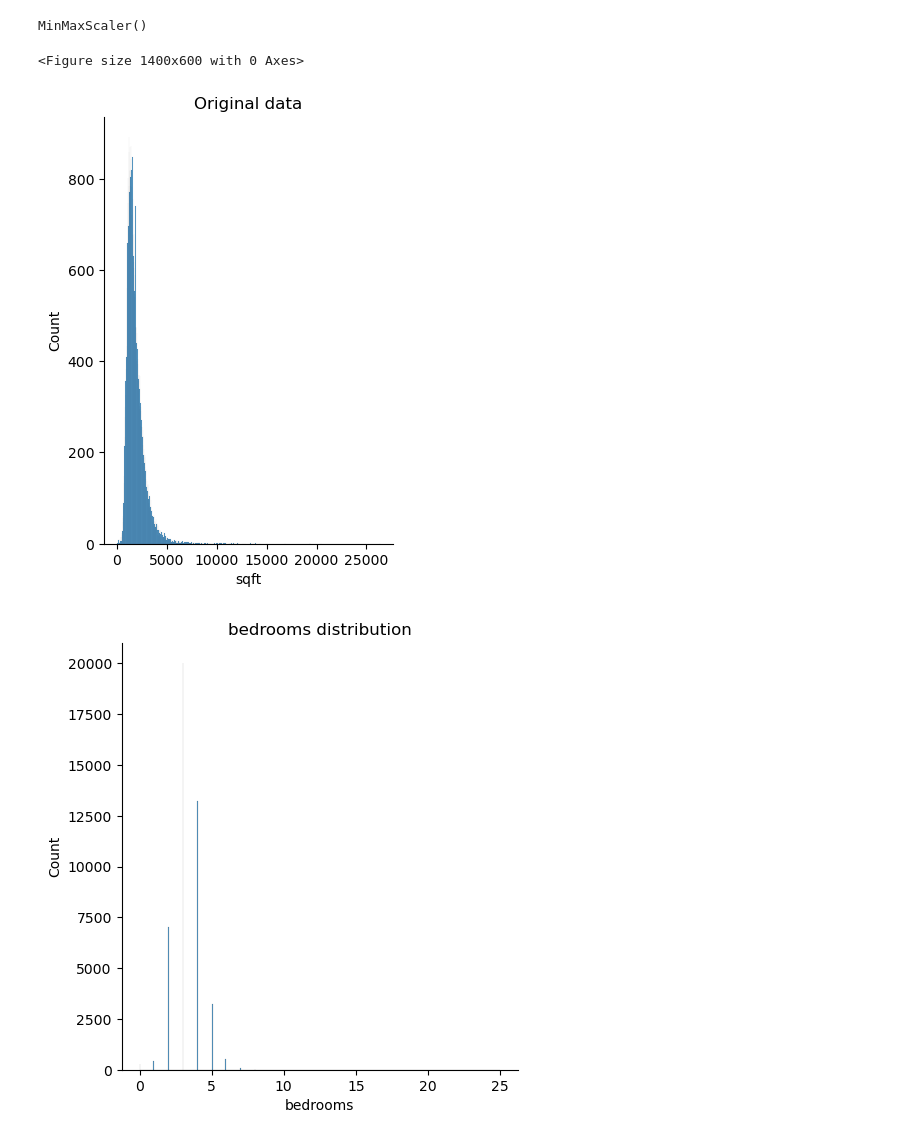
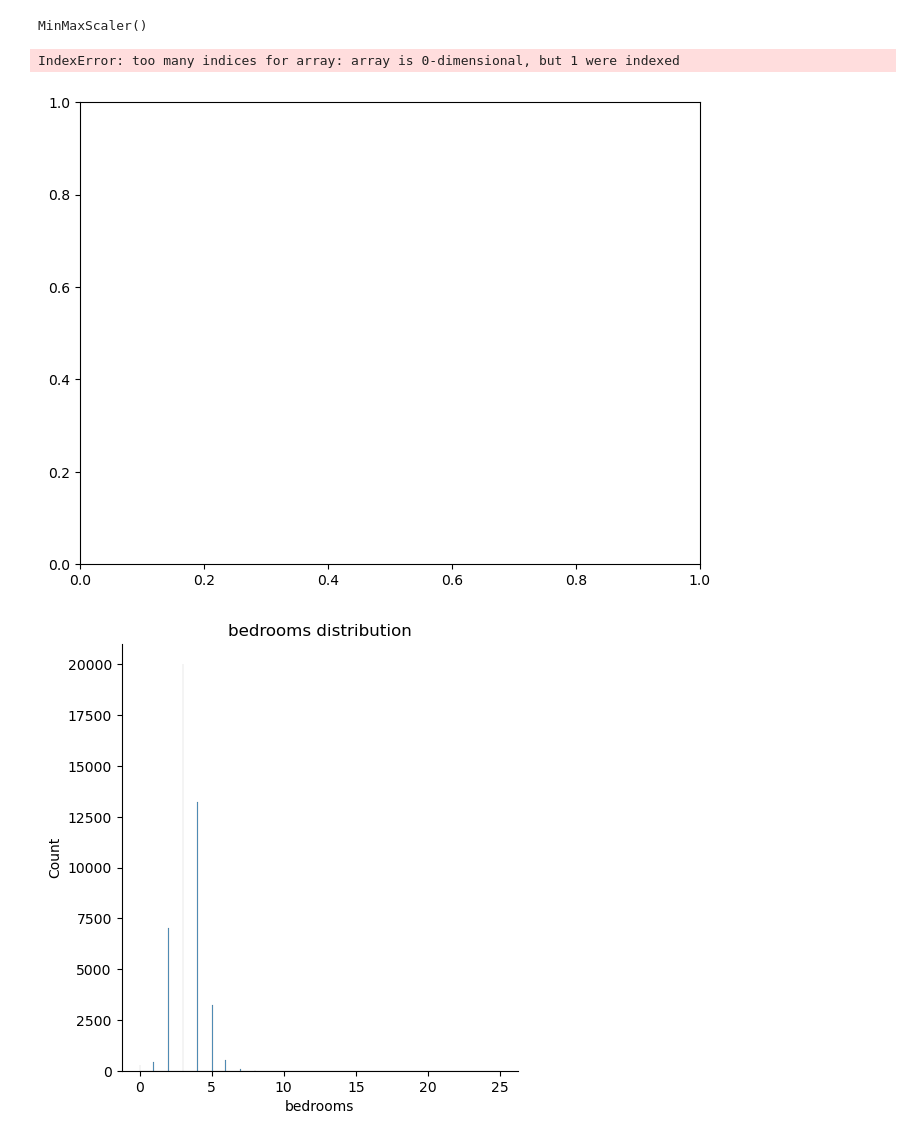
Before and after one commit to jacobpanyathong1/regression-exercises, a Jupyter notebook: scaling.ipynb, the cells around one changed output. Drawn from its saved outputs; the diff is of its cells as text; code cells hidden in the pictures.

```diff
--- a/scaling.ipynb
+++ b/scaling.ipynb
@@ -65,13 +65,16 @@ MinMaxScaler()
 # %%
 mm_sqft = mm_scaler.transform(train[['sqft', 'taxdollars', 'taxes']])
 # %%
-plt.figure(figsize=(14, 6))
-sns.displot(train['sqft'], bins=1000, aspect=.75)
-plt.title('Original data')
+fig, ax = plt.subplots(figsize=(8,6))
+sns.histplot(train['sqft'])
+ax2 = ax.twinx()
+sns.kdeplot( ,color="purple",ax=ax2)
+plt.title("Distribution of Sales Price")
+plt.xlabel("Sales Price")
 plt.show()
 # %% [output]
-<Figure size 1400x600 with 0 Axes>
+IndexError: too many indices for array: array is 0-dimensional, but 1 were indexed
-[figure, old version]
+[figure, new version]
 # %%
 for col in train.columns:
 
```
